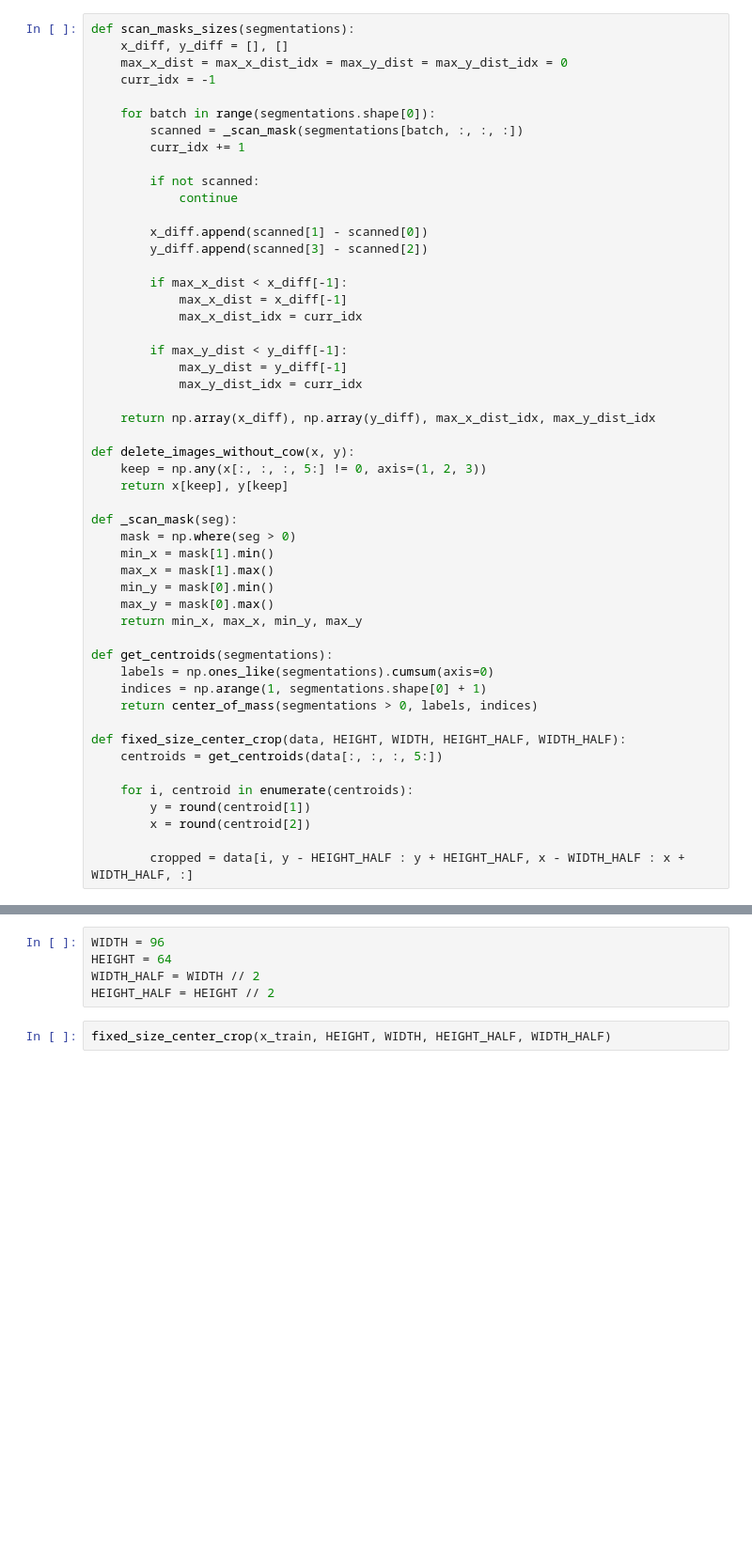
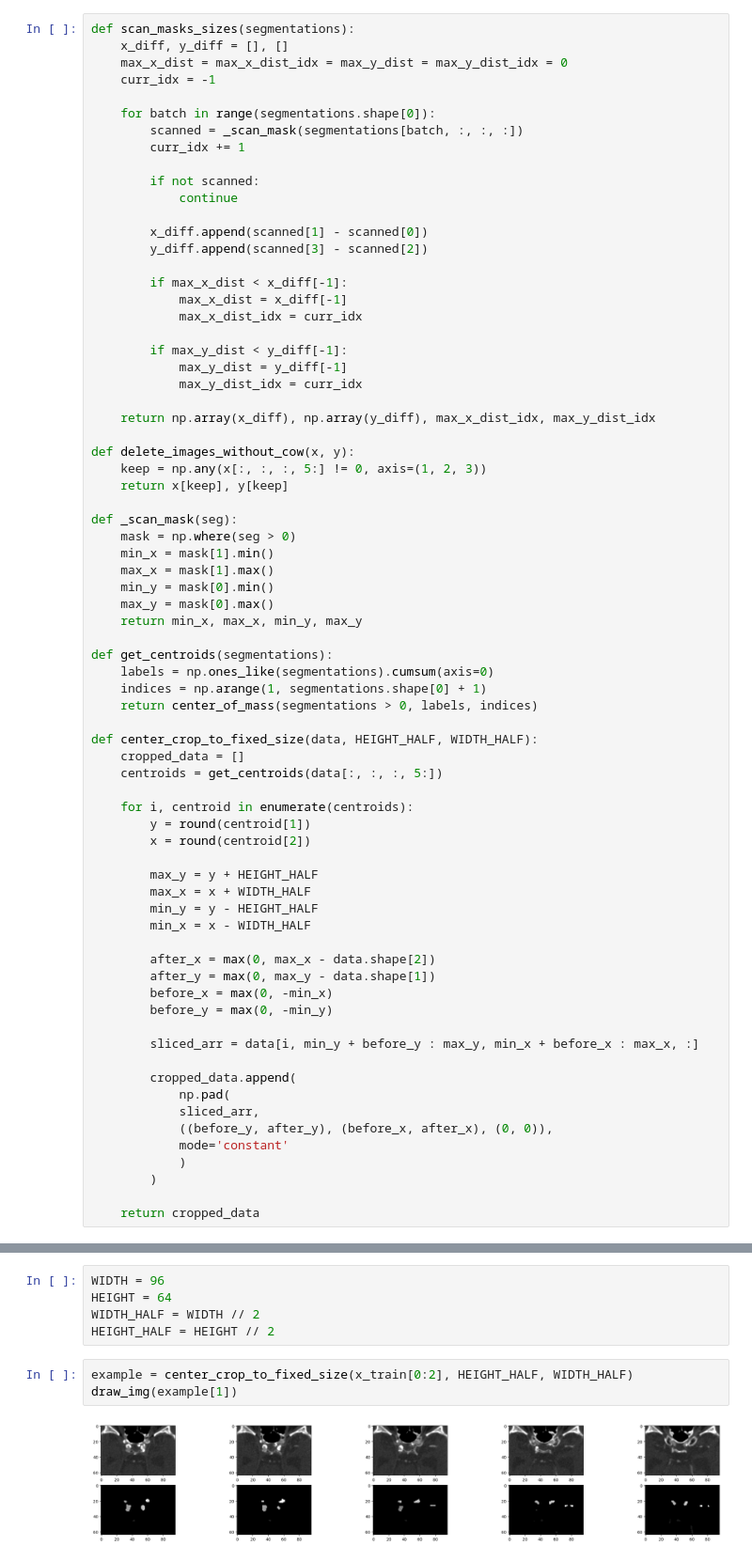
Before and after one commit to dszyjka/intracranial-aneurysm-ai, a Jupyter notebook: cow_centercrop_training.ipynb, the cells around one changed output, grey strips where cells are left out. Shown at 94% size. Saved outputs shown, nothing was run; the diff lists cells and outputs as text; blank space fills up the shorter version.

Commit message:
feat: implement Circle of Willis center cropping to fixed size

```diff
--- a/cow_centercrop_training.ipynb
+++ b/cow_centercrop_training.ipynb
@@ -50,14 +50,35 @@ def get_centroids(segmentations):
     indices = np.arange(1, segmentations.shape[0] + 1)
     return center_of_mass(segmentations > 0, labels, indices)
 
-def fixed_size_center_crop(data, HEIGHT, WIDTH, HEIGHT_HALF, WIDTH_HALF):
+def center_crop_to_fixed_size(data, HEIGHT_HALF, WIDTH_HALF):
+    cropped_data = []
     centroids = get_centroids(data[:, :, :, 5:])
 
     for i, centroid in enumerate(centroids):
         y = round(centroid[1])
         x = round(centroid[2])
 
-        cropped = data[i, y - HEIGHT_HALF : y + HEIGHT_HALF, x - WIDTH_HALF : x + WIDTH_HALF, :]
+        max_y = y + HEIGHT_HALF
+        max_x = x + WIDTH_HALF
+        min_y = y - HEIGHT_HALF
+        min_x = x - WIDTH_HALF
+
+        after_x = max(0, max_x - data.shape[2])
+        after_y = max(0, max_y - data.shape[1])
+        before_x = max(0, -min_x)
+        before_y = max(0, -min_y)
+
+        sliced_arr = data[i, min_y + before_y : max_y, min_x + before_x : max_x, :]
+
+        cropped_data.append(
+            np.pad(
+            sliced_arr,
+            ((before_y, after_y), (before_x, after_x), (0, 0)),
+            mode='constant'
+            )
+        )
+
+    return cropped_data
 # %%
 train_folder = Path('C:/Users/dawid/OneDrive/Pulpit/aneurysm classifier/data/train')
 test_folder = Path('C:/Users/dawid/OneDrive/Pulpit/aneurysm classifier/data/test')
@@ -121,4 +142,7 @@ HEIGHT = 64
 WIDTH_HALF = WIDTH // 2
 HEIGHT_HALF = HEIGHT // 2
 # %%
-fixed_size_center_crop(x_train, HEIGHT, WIDTH, HEIGHT_HALF, WIDTH_HALF)
+example = center_crop_to_fixed_size(x_train[0:2], HEIGHT_HALF, WIDTH_HALF)
+draw_img(example[1])
+# %% [output]
+[figure, added]
```
Also changed, not shown: parts of 1 cell of this notebook.
